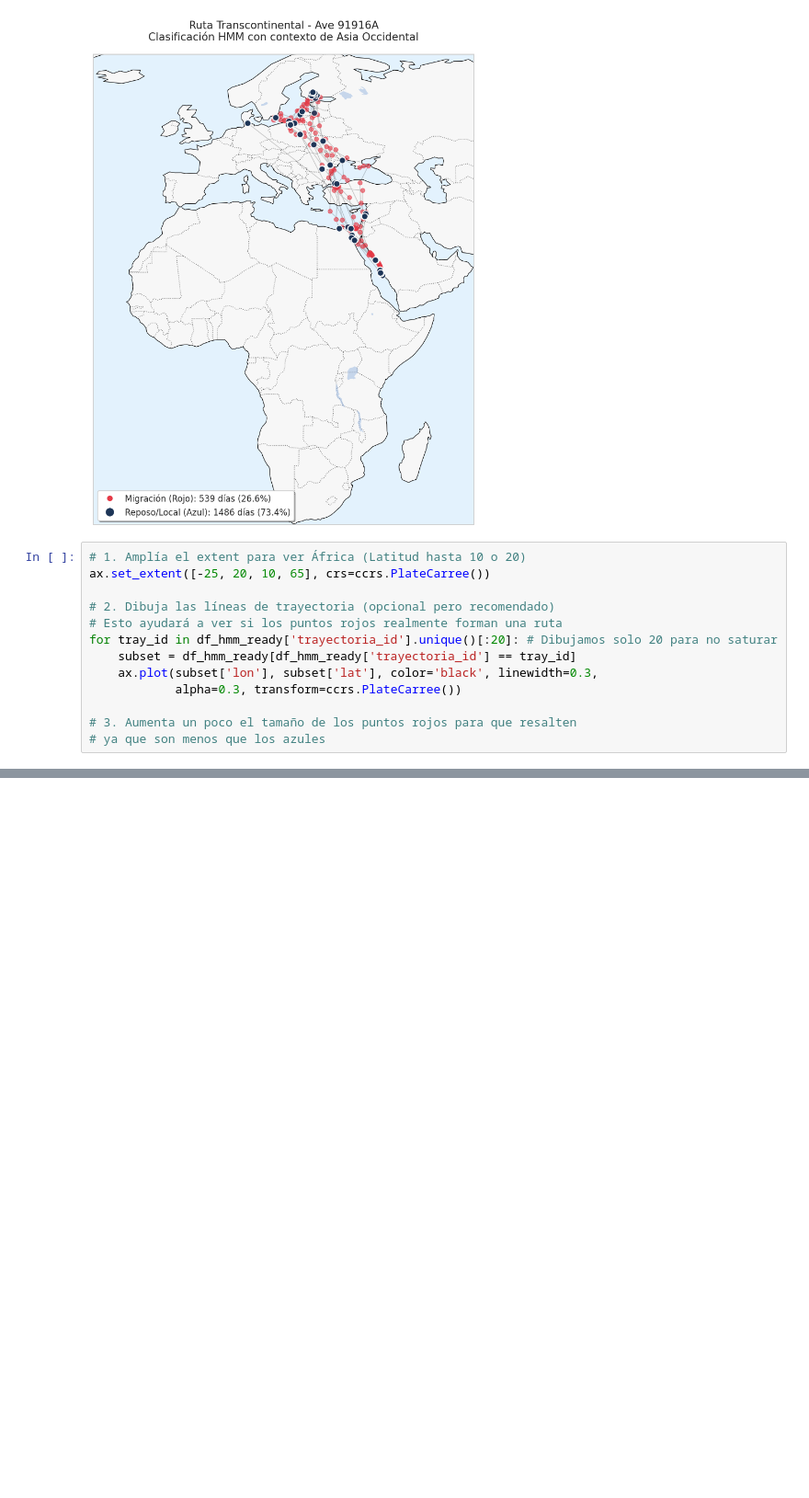
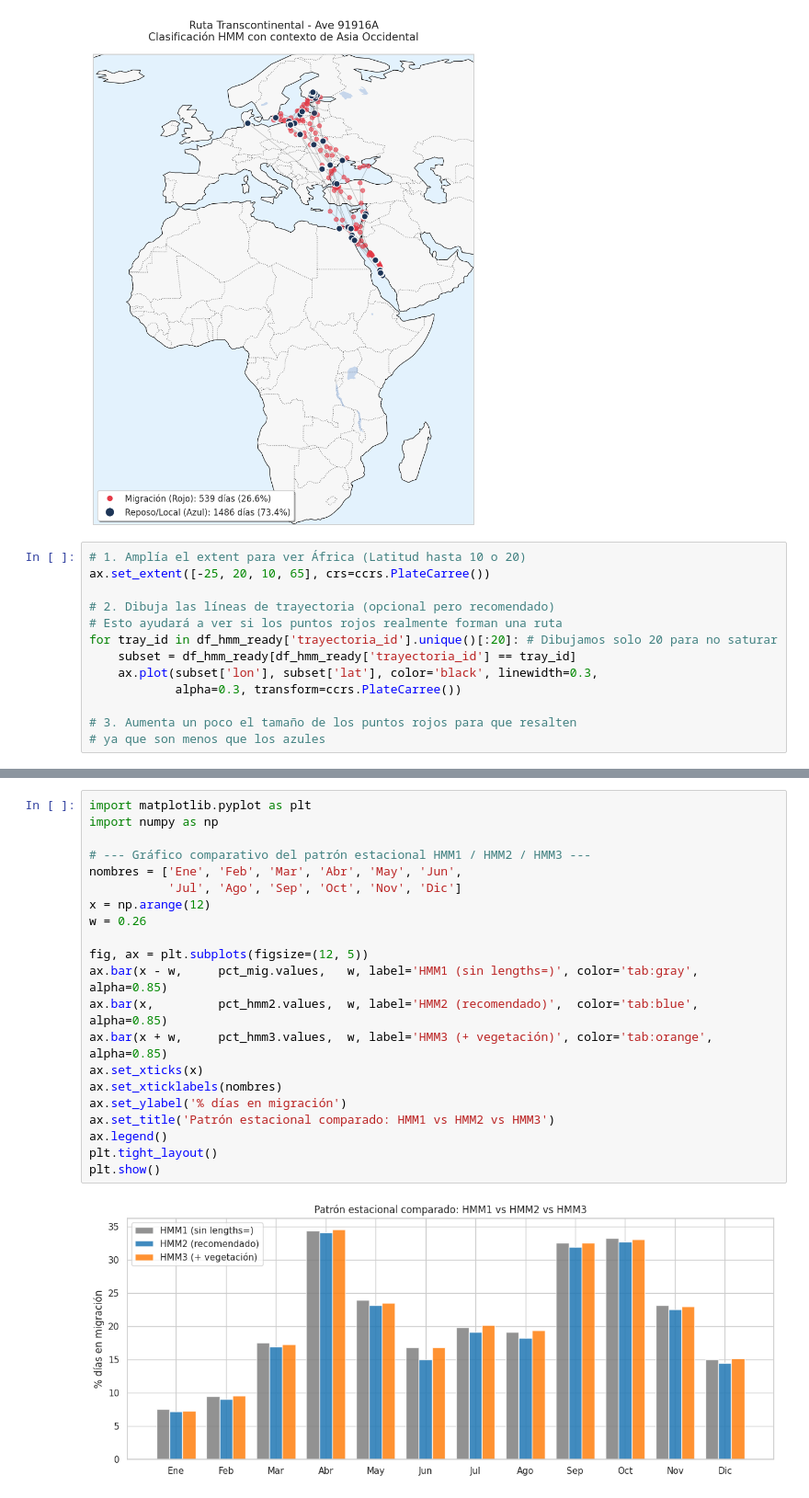
Before and after one commit to JuanLlorens10/TFG-bird-migration, a Jupyter notebook: notebooks/HMM.ipynb, the cells around one changed output, grey strips where cells are left out. Shown at 92% size. Cells and saved outputs as stored; diff of their text form; blank space fills up the shorter version.

```diff
--- a/notebooks/HMM.ipynb
+++ b/notebooks/HMM.ipynb
@@ -346,0 +576,23 @@ for tray_id in df_hmm_ready['trayectoria_id'].unique()[:20]: # Dibujamos solo 20
+# %%
+import matplotlib.pyplot as plt
+import numpy as np
+
+# --- Gráfico comparativo del patrón estacional HMM1 / HMM2 / HMM3 ---
+nombres = ['Ene', 'Feb', 'Mar', 'Abr', 'May', 'Jun',
+           'Jul', 'Ago', 'Sep', 'Oct', 'Nov', 'Dic']
+x = np.arange(12)
+w = 0.26
+
+fig, ax = plt.subplots(figsize=(12, 5))
+ax.bar(x - w,     pct_mig.values,   w, label='HMM1 (sin lengths=)', color='tab:gray',   alpha=0.85)
+ax.bar(x,         pct_hmm2.values,  w, label='HMM2 (recomendado)',  color='tab:blue',   alpha=0.85)
+ax.bar(x + w,     pct_hmm3.values,  w, label='HMM3 (+ vegetación)', color='tab:orange', alpha=0.85)
+ax.set_xticks(x)
+ax.set_xticklabels(nombres)
+ax.set_ylabel('% días en migración')
+ax.set_title('Patrón estacional comparado: HMM1 vs HMM2 vs HMM3')
+ax.legend()
+plt.tight_layout()
+plt.show()
+# %% [output]
+[figure, added]
```
Also changed, not shown: parts of 8 cells of this notebook.
